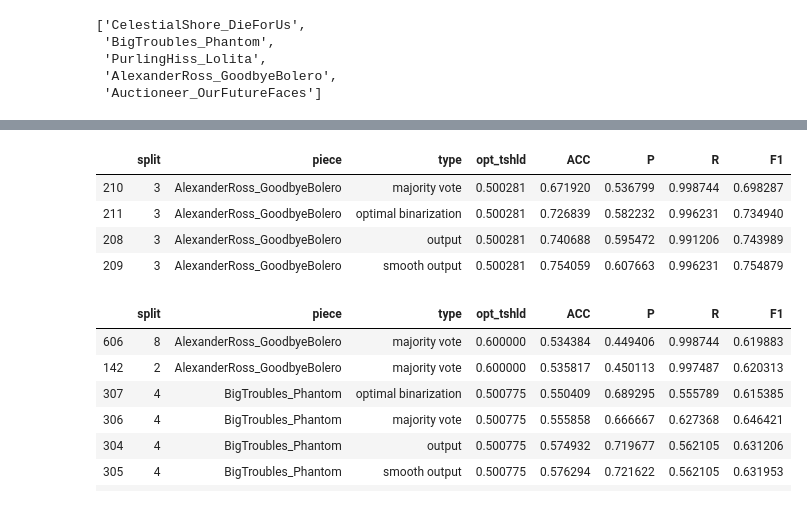
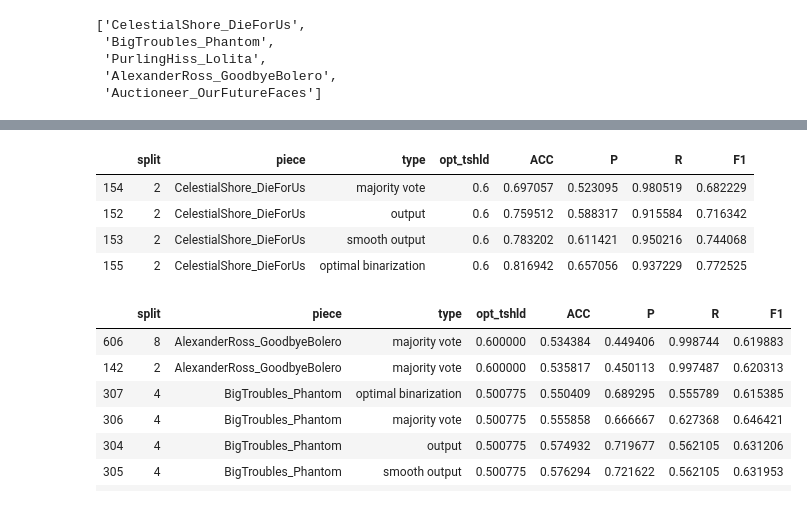
Before and after one commit to shayenne/vocaldetection, a Jupyter notebook: scripts/Lehner_SVD-2014.ipynb, the cells around one changed output, grey strips where cells are left out. Cells and saved outputs as stored; diff of their text form; code cells hidden in the pictures.

```diff
--- a/scripts/Lehner_SVD-2014.ipynb
+++ b/scripts/Lehner_SVD-2014.ipynb
@@ -648,11 +644,11 @@ piece_name
 # %%
-results_rf[(results_rf['piece']==pieces_chosen[3])&(results_rf['split']==3)]
+results_rf[(results_rf['piece']==pieces_chosen[0])&(results_rf['split']==2)]
 # %% [output]
 |  | split | piece | type | opt_tshld | ACC | P | R | F1 |
-| 210 | 3 | AlexanderRoss_GoodbyeBolero | majority vote | 0.500281 | 0.671920 | 0.536799 | 0.998744 | 0.698287 |
-| 211 | 3 | AlexanderRoss_GoodbyeBolero | optimal binarization | 0.500281 | 0.726839 | 0.582232 | 0.996231 | 0.734940 |
-| 208 | 3 | AlexanderRoss_GoodbyeBolero | output | 0.500281 | 0.740688 | 0.595472 | 0.991206 | 0.743989 |
-| 209 | 3 | AlexanderRoss_GoodbyeBolero | smooth output | 0.500281 | 0.754059 | 0.607663 | 0.996231 | 0.754879 |
+| 154 | 2 | CelestialShore_DieForUs | majority vote | 0.6 | 0.697057 | 0.523095 | 0.980519 | 0.682229 |
+| 152 | 2 | CelestialShore_DieForUs | output | 0.6 | 0.759512 | 0.588317 | 0.915584 | 0.716342 |
+| 153 | 2 | CelestialShore_DieForUs | smooth output | 0.6 | 0.783202 | 0.611421 | 0.950216 | 0.744068 |
+| 155 | 2 | CelestialShore_DieForUs | optimal binarization | 0.6 | 0.816942 | 0.657056 | 0.937229 | 0.772525 |
 # %%
 results_rf[results_rf['piece'].isin(pieces_chosen)]
 # %% [output]
```
Also changed, not shown: parts of 4 cells of this notebook.
